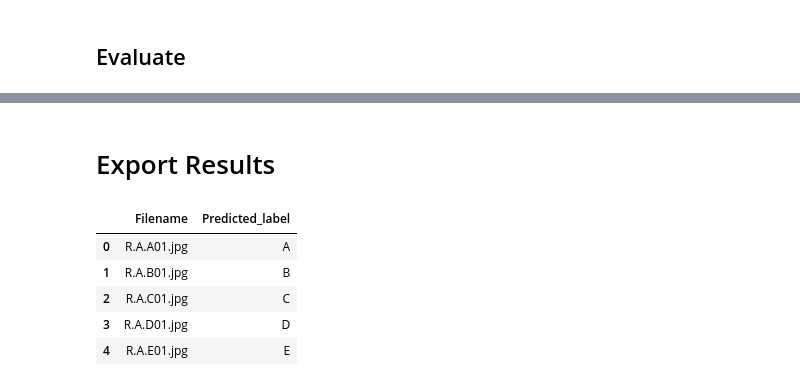
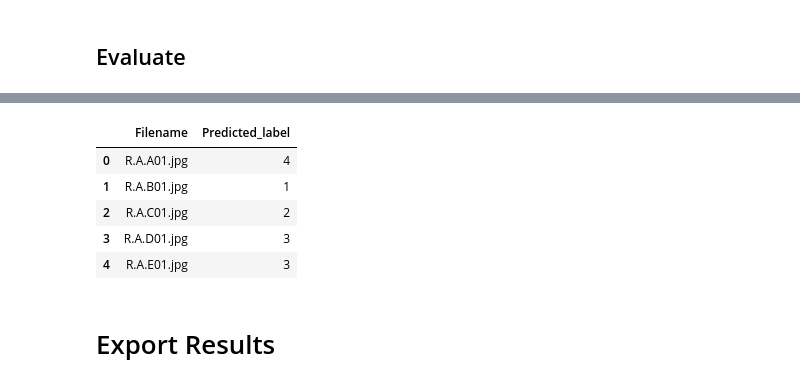
Before and after one commit to RumiAllbert/American-Sign-Language-Recogniztion-CNN, a Jupyter notebook: src/aslcnn_test.ipynb, the cells around one changed output, grey strips where cells are left out. Saved outputs shown, nothing was run; the diff lists cells and outputs as text; code cells hidden in the pictures.

```diff
--- a/src/aslcnn_test.ipynb
+++ b/src/aslcnn_test.ipynb
@@ -187,6 +195,8 @@ def validation(val_loader, device=torch.device("cpu"), verbose=False):
     actual = []
     pred = []
 
+    file_name = []
+
     correct = 0
     total = 0
     running_loss = 0.0
@@ -198,7 +208,7 @@ def validation(val_loader, device=torch.device("cpu"), verbose=False):
 
     # since we're not training, we don't need to calculate the gradients for our outputs
     with torch.no_grad():
-        for data in val_loader:
+        for i, data in enumerate(val_loader, 0):
             images, labels = data
             # calculate outputs by running images through the network
             outputs = net(images.to(device))
@@ -208,6 +218,9 @@ def validation(val_loader, device=torch.device("cpu"), verbose=False):
 
             # the class with the highest energy is what we choose as prediction
             _, predicted = torch.max(outputs.data.detach().cpu(), 1)
+            fname, _ = test_loader.dataset.samples[i]
+            file_name.append(fname.split('/')[-1])
+
             total += labels.size(0)
             correct += (predicted == labels).sum().item()
 
@@ -236,7 +249,9 @@ def validation(val_loader, device=torch.device("cpu"), verbose=False):
         val_acc.append(100.0 * correct / total)
         val_loss.append(running_loss / len(val_loader))
 
-    return pred
+    results = pd.DataFrame(zip(file_name, pred), columns=['Filename', 'Predicted_label'])
+
+    return results
 
 
 def save_model(net, PATH=f"{ROOT_DIR}/models/", name="asl_cnn.pth"):
@@ -369,2 +379,11 @@ Loss: 0.2705550789833069
+# %%
+predicted
+# %% [output]
+|  | Filename | Predicted_label |
+| 0 | R.A.A01.jpg | 4 |
+| 1 | R.A.B01.jpg | 1 |
+| 2 | R.A.C01.jpg | 2 |
+| 3 | R.A.D01.jpg | 3 |
+| 4 | R.A.E01.jpg | 3 |
 # %% [markdown]
 # Export Results
@@ -381,20 +389,0 @@ file_names = get_img_file_names('/content/test/testing')
-# %%
-labels = {
-    0 : 'A',
-    1 : 'B',
-    2 : 'C',
-    3 : 'D',
-    4 : 'E',
-}
-
-results = pd.DataFrame(file_names, columns=['Filename'])
-results['Predicted_label'] = predicted
-results['Predicted_label'] = results['Predicted_label'].map(labels)
-results
-# %% [output]
-|  | Filename | Predicted_label |
-| 0 | R.A.A01.jpg | A |
-| 1 | R.A.B01.jpg | B |
-| 2 | R.A.C01.jpg | C |
-| 3 | R.A.D01.jpg | D |
-| 4 | R.A.E01.jpg | E |
```
Also changed, not shown: parts of 10 cells of this notebook.
